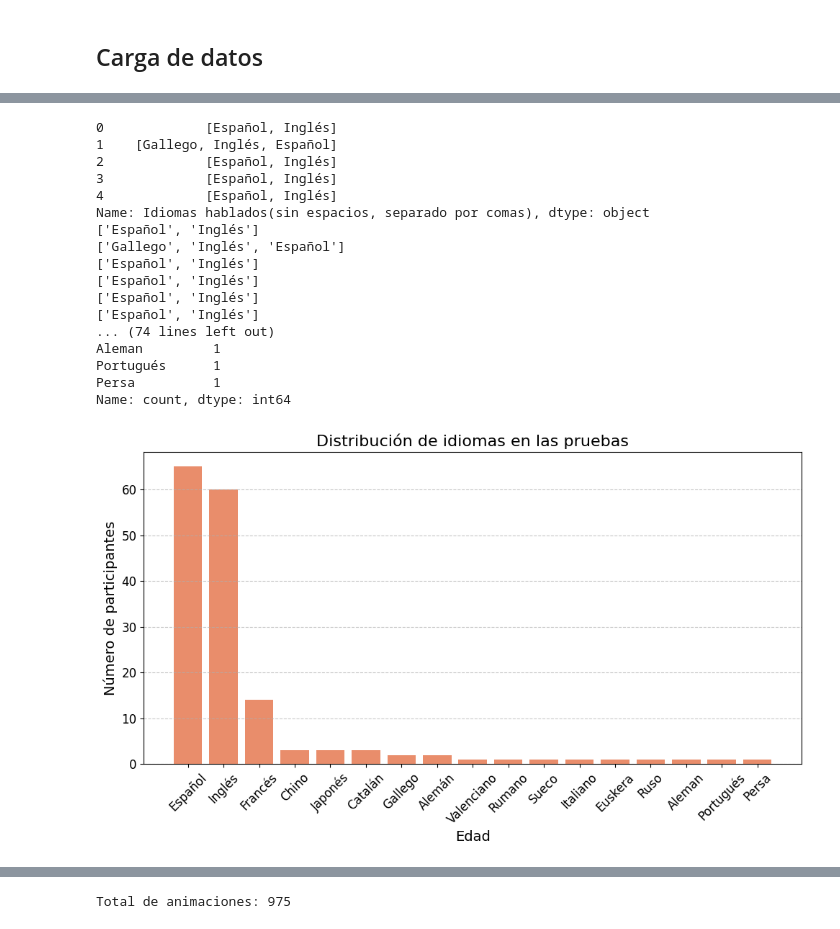
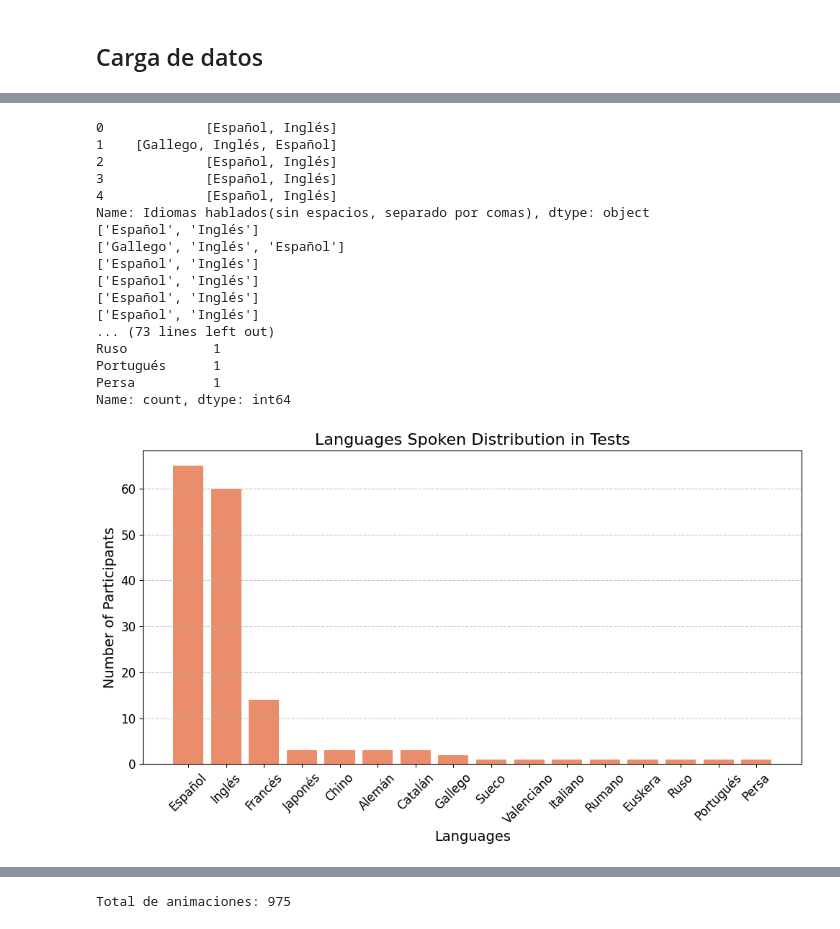
Before and after one commit to FratosVR/Models, a Jupyter notebook: citas_generacion_dataset/datos_demograficos_dataset.ipynb, the cells around one changed output, grey strips where cells are left out. Saved outputs shown, nothing was run; the diff lists cells and outputs as text; code cells hidden in the pictures.

```diff
--- a/citas_generacion_dataset/datos_demograficos_dataset.ipynb
+++ b/citas_generacion_dataset/datos_demograficos_dataset.ipynb
@@ -122,6 +128,8 @@ for index, row in idiomas.items():
             idioma = "Español"
         if idioma == "Ingles":
             idioma = "Inglés"
+        if idioma == "Aleman":
+            idioma = "Alemán"
         idiomas_aux.append(idioma)
 
 idiomas = pd.DataFrame(idiomas_aux, columns=["Idiomas"])
@@ -131,39 +139,39 @@ language_count = idiomas["Idiomas"].value_counts()
 
 print(language_count)
 
 plt.figure(figsize=(10, 6))
 
 plt.bar(language_count.index, language_count.values, color=sns.color_palette("flare")[0])
-plt.xlabel("Edad", fontsize=14)
-plt.ylabel("Número de participantes", fontsize=14)
-plt.title("Distribución de idiomas en las pruebas", fontsize=16)
+plt.xlabel("Languages", fontsize=14)
+plt.ylabel("Number of Participants", fontsize=14)
+plt.title("Languages Spoken Distribution in Tests", fontsize=16)
 plt.xticks(language_count.index, fontsize=12)
 plt.yticks(fontsize=12)
 plt.grid(axis='y', linestyle='--', alpha=0.7)
 plt.xticks(rotation=45)
 plt.tight_layout()
 
 plt.savefig("./images/Distribución_de_idiomas_en_las_pruebas.png", dpi=300, bbox_inches='tight')
 plt.show()
 # %% [output]
 0             [Español, Inglés]
 1    [Gallego, Inglés, Español]
 2             [Español, Inglés]
 3             [Español, Inglés]
 4             [Español, Inglés]
 Name: Idiomas hablados(sin espacios, separado por comas), dtype: object
 ['Español', 'Inglés']
 ['Gallego', 'Inglés', 'Español']
 ['Español', 'Inglés']
 ['Español', 'Inglés']
 ['Español', 'Inglés']
 ['Español', 'Inglés']
-... (74 lines left out)
-Aleman         1
+... (73 lines left out)
+Ruso           1
 Portugués      1
 Persa          1
 Name: count, dtype: int64
-[figure, old version]
+[figure, new version]
 # %%
 diestro_percentage = demografia["Diestro o Zurdo"].value_counts(normalize=True) * 100
 labels = diestro_percentage.keys()
```
Also changed, not shown: parts of 8 cells of this notebook, 9 other files.
